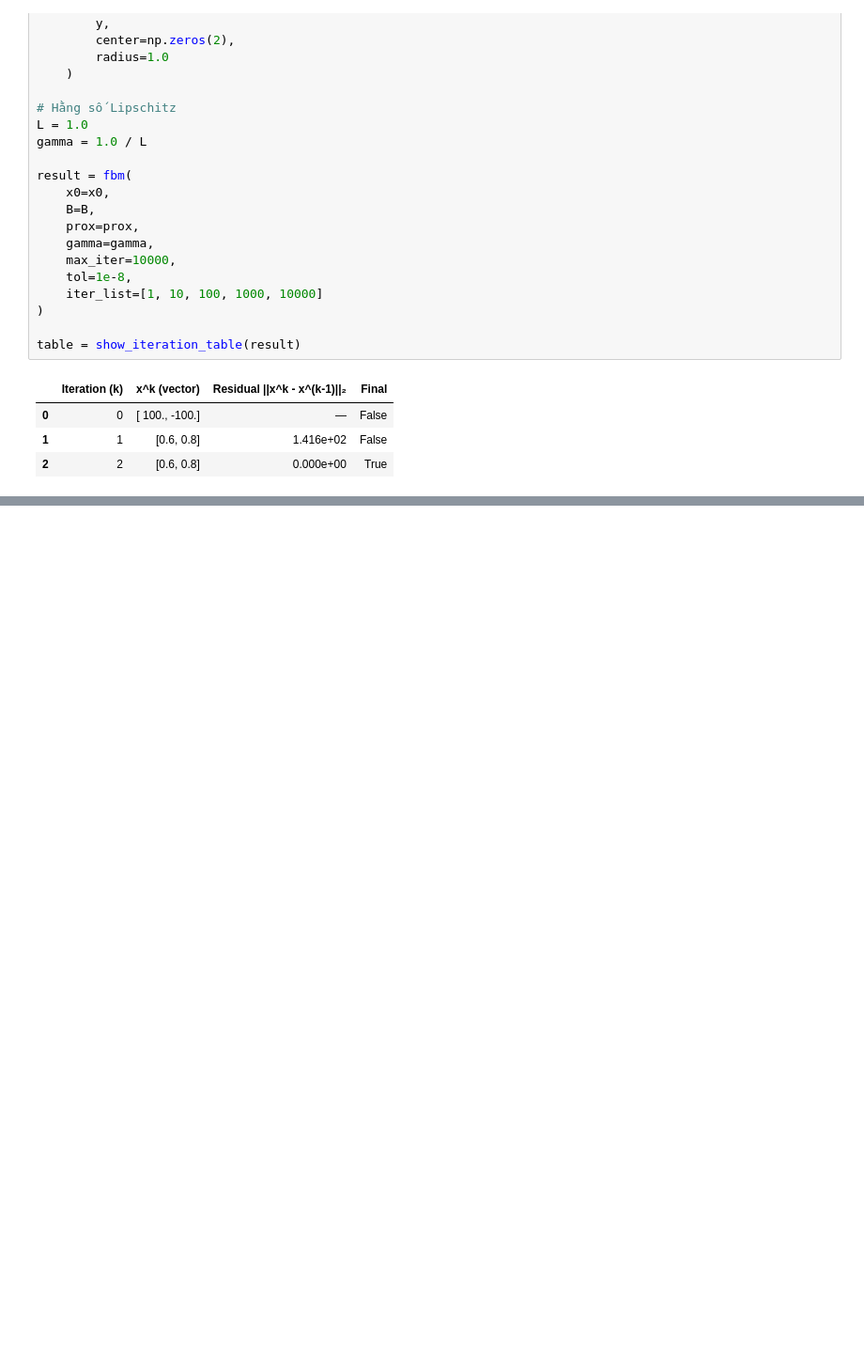
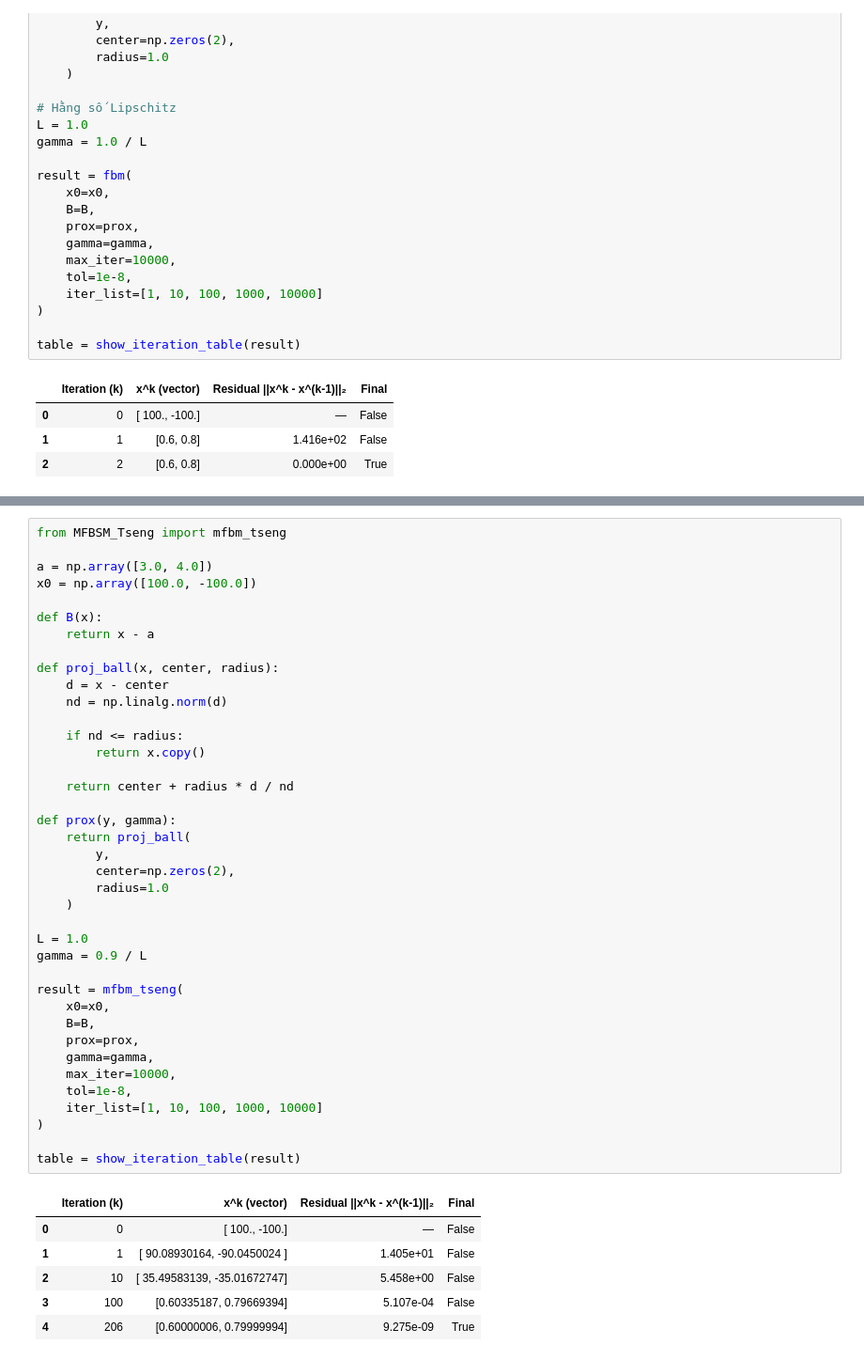
Before and after one commit to khunglong-di-code/VIP_portfolio_optimization, a Jupyter notebook: VIP_full_algorythms.ipynb, the cells around one changed output, grey strips where cells are left out. Shown at 94% size. Saved outputs shown, nothing was run; the diff lists cells and outputs as text; blank space fills up the shorter version.

```diff
--- a/VIP_full_algorythms.ipynb
+++ b/VIP_full_algorythms.ipynb
@@ -443,0 +282,46 @@ Cholamjiak, P., Hieu, D. V., & Cho, Y. J. (2021). *Relaxed Forward–Backward Sp
+# %%
+from MFBSM_Tseng import mfbm_tseng
+
+a = np.array([3.0, 4.0])
+x0 = np.array([100.0, -100.0])
+
+def B(x):
+    return x - a
+
+def proj_ball(x, center, radius):
+    d = x - center
+    nd = np.linalg.norm(d)
+
+    if nd <= radius:
+        return x.copy()
+
+    return center + radius * d / nd
+
+def prox(y, gamma):
+    return proj_ball(
+        y,
+        center=np.zeros(2),
+        radius=1.0
+    )
+
+L = 1.0
+gamma = 0.9 / L
+
+result = mfbm_tseng(
+    x0=x0,
+    B=B,
+    prox=prox,
+    gamma=gamma,
+    max_iter=10000,
+    tol=1e-8,
+    iter_list=[1, 10, 100, 1000, 10000]
+)
+
+table = show_iteration_table(result)
+# %% [output]
+|  | Iteration (k) | x^k (vector) | Residual ||x^k - x^(k-1)||₂ | Final |
+| 0 | 0 | [ 100., -100.] | — | False |
+| 1 | 1 | [ 90.08930164, -90.0450024 ] | 1.405e+01 | False |
+| 2 | 10 | [ 35.49583139, -35.01672747] | 5.458e+00 | False |
+| 3 | 100 | [0.60335187, 0.79669394] | 5.107e-04 | False |
+| 4 | 206 | [0.60000006, 0.79999994] | 9.275e-09 | True |
```
Also changed, not shown: parts of 6 cells of this notebook, 5 other files.
